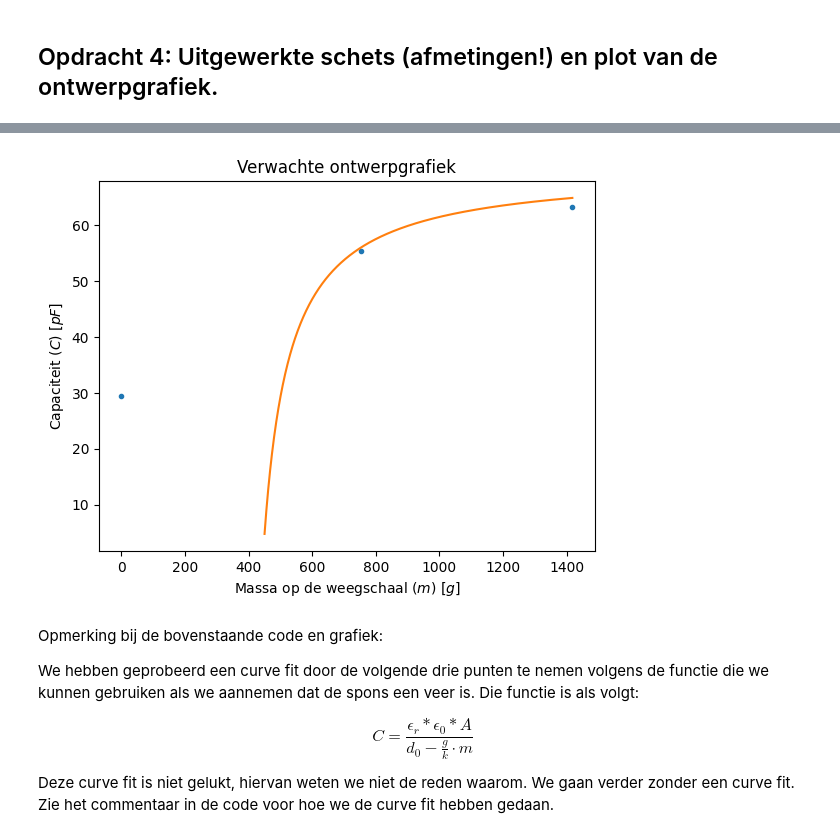
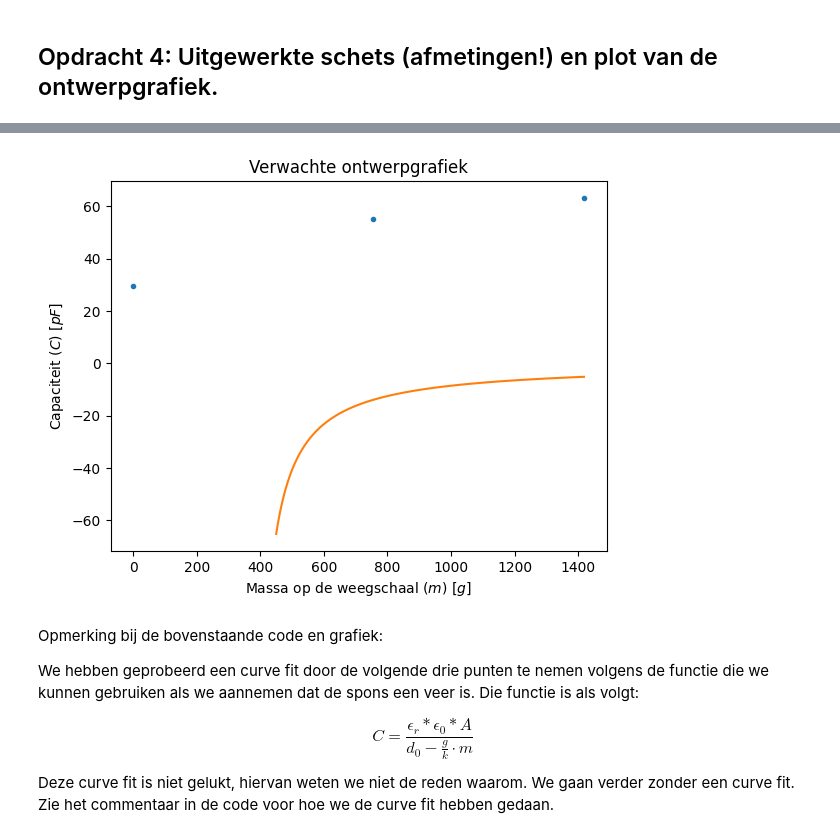
Before and after one commit to PimvanBeers/opdrachten-DEF-D, a Jupyter notebook: FysiekeOntwerpopdrachten/2OntwerpEenSensorCondensator/DEFOntwerpopdracht2OntwerpEenSensorInvulTemplate.ipynb, the cells around one changed output, grey strips where cells are left out. Cells and saved outputs as stored; diff of their text form; code cells hidden in the pictures.

```diff
--- a/FysiekeOntwerpopdrachten/2OntwerpEenSensorCondensator/DEFOntwerpopdracht2OntwerpEenSensorInvulTemplate.ipynb
+++ b/FysiekeOntwerpopdrachten/2OntwerpEenSensorCondensator/DEFOntwerpopdracht2OntwerpEenSensorInvulTemplate.ipynb
@@ -108,7 +108,7 @@ from scipy.optimize import curve_fit
 
 def ontwerpfunctie(m, k):
     C = A * epsilon0 * epsilon_r / (d_0 - g * m / k)
-    return C * 1e12 + 70
+    return C * 1e12
 
 m = np.array([0., 754., 1418.])
 
@@ -127,34 +127,34 @@ R = 1000
 epsilon_r = 1
 
 epsilon0 = 8.854e-12
 
 d_0 = 6 / 1000
 
 g = 9.81
 
 C = vlakkeplaat(A, epsilon_r, d)
 
 V = bereken_voltage(R, C, f, Amplitude) * 1000
 
 # def functie_fit(x, a, b):
     # epsilon_r = 1
     # epsilon0  = 8.854e-12
     # A = 0.01
     # return epsilon_r * epsilon0 * A / (a * x + b)
 
 # values_2, cov_2 = curve_fit(functie_fit, m, C * 1e12, p0 = [-1, 1])
 # x_functie_fit = np.linspace(min(m), max(m), 1000)
 
 plt.figure()
 plt.plot(m, C * 1e12, '.')
 # plt.plot(x_functie_fit, functie_fit(x_functie_fit, values_2[0], values_2[1]), "r--", label="functie fit verwachte ontwerpgrafiek")
 plt.plot(m_test, ontwerpfunctie(m_test / 1000, k = 600))
 plt.xlabel(r"Massa op de weegschaal ($m$) [$g$]")
 plt.ylabel(r"Capaciteit ($C$) [$pF$]")
 plt.title("Verwachte ontwerpgrafiek")
 plt.show()
 # %% [output]
-[figure, old version]
+[figure, new version]
 # %% [markdown]
 Opmerking bij de bovenstaande code en grafiek:
 
```
Also changed, not shown: parts of 9 cells of this notebook.
